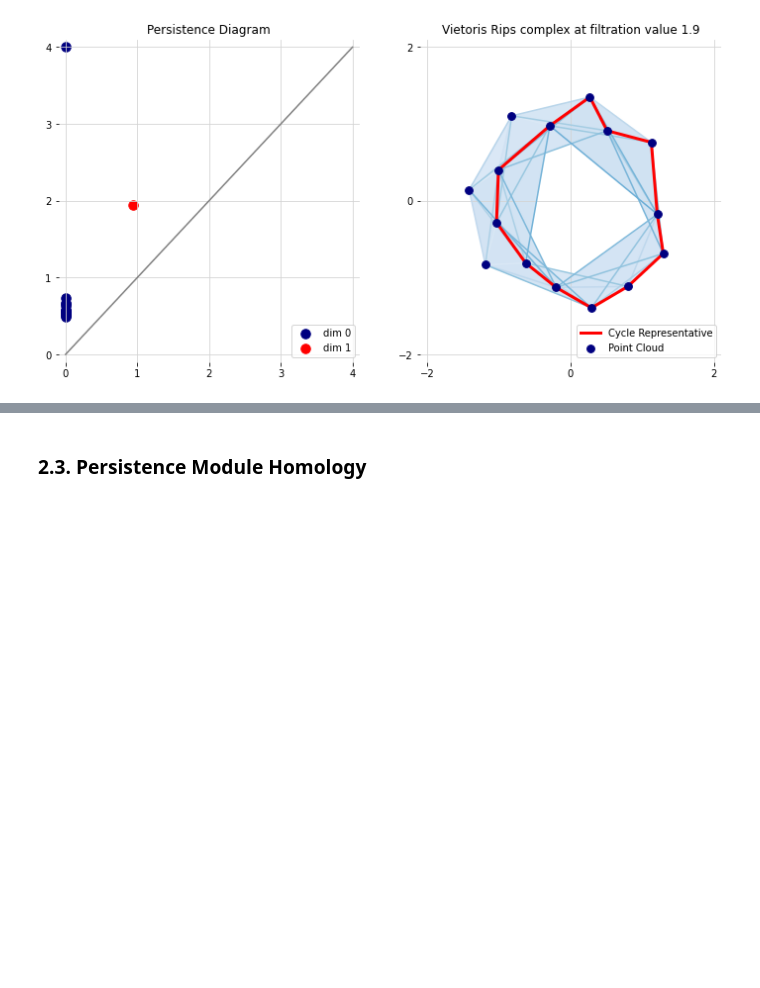
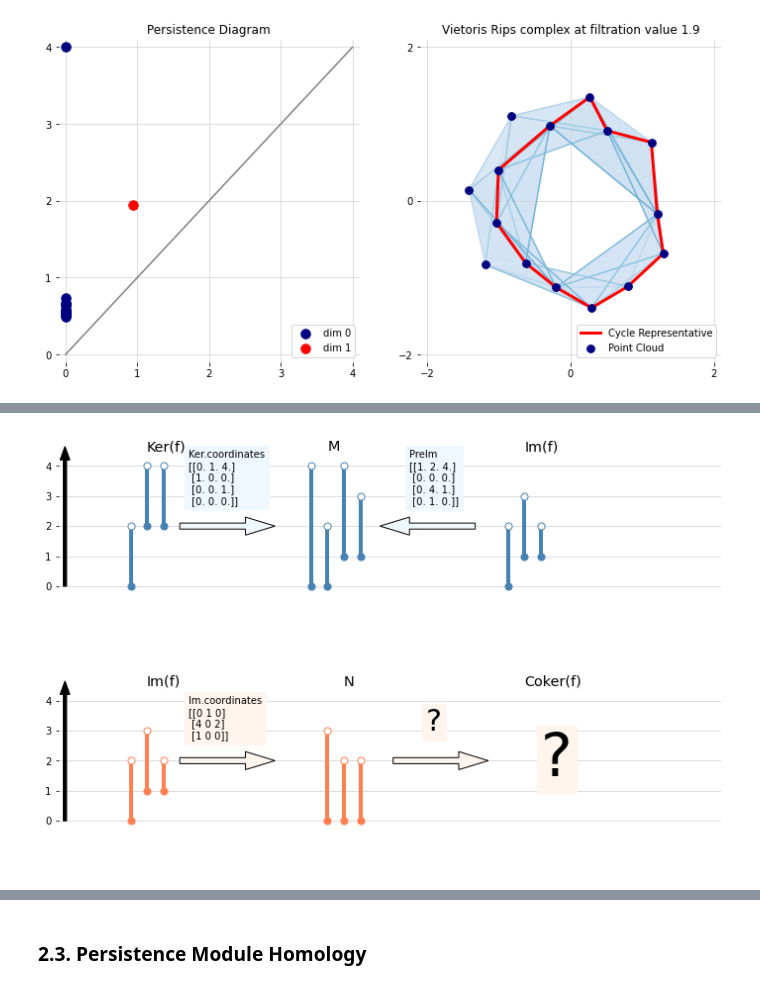
Before and after one commit to atorras1618/PerMaViss, a Jupyter notebook: examples/PerMaViss intro.ipynb, the cells around one changed output, grey strips where cells are left out. Cells and saved outputs as stored; diff of their text form; code cells hidden in the pictures; blank space fills up the shorter version.

Commit message:
PerMaViss intro notebook: image_kernel checkpoint

```diff
--- a/examples/PerMaViss intro.ipynb
+++ b/examples/PerMaViss intro.ipynb
@@ -233,0 +328,14 @@ plt.savefig("figures/diagram_rep_circle.png", pad_inches=0.05, bbox_inches=None)
+# %%
+from permaviss.persistence_algebra.image_kernel import image_kernel
+
+base_M = barcode_basis([[0, 4], [0, 2], [1, 4], [1, 3]])
+base_N = barcode_basis([[0, 3], [0, 2], [0, 2]])
+F = np.array([[0, 0, 0, 1], [4, 0, 1, 3], [1, 0, 1, 4]])
+Im, Ker, PreIm = image_kernel(base_M, base_N, F, p=5)
+
+print("Im:")
+print(str(Im) + "\n")
+print("Ker:")
+print(str(Ker) + "\n")
+print("PreIm:")
+print(str(PreIm) + "\n")
@@ -233,0 +362,75 @@ plt.savefig("figures/diagram_rep_circle.png", pad_inches=0.05, bbox_inches=None)
+# %%
+def plot_barcodes(barcode, x_pos, ax, color):
+    for bar in barcode:
+        ax.plot([x_pos, x_pos], [bar[0], bar[1]], linewidth=4, c=color, zorder=2.5)
+        ax.scatter([x_pos], [bar[0]], s=50, c=color, zorder=3)
+        ax.scatter([x_pos], [bar[1]], s=50, facecolors='white', edgecolors=color, zorder=3)
+        x_pos+=0.5
+    return x_pos
+
+def plot_dual_barcodes(barcode, x_pos, ax, color):
+    for bar in barcode:
+        ax.plot([x_pos, x_pos], [bar[0], bar[1]], linewidth=4, c=color, zorder=2.5)
+        ax.scatter([x_pos], [bar[1]], s=50, c=color, zorder=3)
+        ax.scatter([x_pos], [bar[0]], s=50, facecolors='white', edgecolors=color, zorder=3)
+        x_pos+=0.5
+    return x_pos
+
+fig = plt.figure(figsize=(12,8))
+
+ax0 = fig.add_subplot(2,1,1)
+ax1 = fig.add_subplot(2,1,2)
+
+# plot short exact sequence ker(f) --> M --> Im(f) ##############################################################
+ax0.set(frame_on=False)
+ax0.grid(c='lightgray')
+ax0.arrow(0, 0, 0, 4.2, width=0.1, color='black', zorder=2.5)
+ax0.set_xticks([])
+ax0.set_yticks(range(5))
+ax0.set_xlim([-0.2,20])
+ax0.set_ylim([-1.5,5])
+# plot ker(f)
+x_pos = 2
+ax0.text(x_pos+0.5, 4.5, "Ker(f)", fontsize='x-large')
+x_pos = plot_barcodes(Ker.barcode, x_pos, ax0, 'steelblue')
+ax0.arrow(x_pos, 2, 2, 0, width=0.2, zorder=2.5, facecolor='aliceblue')
+ax0.text(x_pos+0.25, 2.75, "Ker.coordinates\n" + str(Ker.coordinates), backgroundcolor='aliceblue', zorder=2.5)
+# plot M
+x_pos+=4
+ax0.text(x_pos+0.5, 4.5, "M", fontsize='x-large')
+x_pos = plot_barcodes(base_M.barcode, x_pos, ax0, 'steelblue')
+ax0.arrow(x_pos+3, 2, -2, 0, width=0.2, zorder=2.5, facecolor='aliceblue')
+ax0.text(x_pos+1, 2.75, "PreIm\n" + str(PreIm), backgroundcolor='aliceblue', zorder=2.5)
+# plot Im(f)
+x_pos+=4
+ax0.text(x_pos+0.5, 4.5, "Im(f)", fontsize='x-large')
+x_pos = plot_barcodes(Im.barcode, x_pos, ax0, 'steelblue')
+
+# plot short exact sequence Im(f) --> N --> Coker(f) ##############################################################
+ax1.set(frame_on=False)
+ax1.grid(c='lightgray')
+ax1.arrow(0, 0, 0, 4.2, width=0.1, color='black', zorder=2.5)
+ax1.set_xticks([])
+ax1.set_yticks(range(5))
+ax1.set_xlim([-0.2,20])
+ax1.set_ylim([-1.5,5])
+# plot ker(f)
+x_pos = 2
+ax1.text(x_pos+0.5, 4.5, "Im(f)", fontsize='x-large')
+x_pos = plot_barcodes(Im.barcode, x_pos, ax1, 'coral')
+ax1.arrow(x_pos, 2, 2, 0, width=0.2, zorder=2.5, facecolor='seashell')
+ax1.text(x_pos+0.25, 2.75, "Im.coordinates\n" + str(Im.coordinates), backgroundcolor='seashell', zorder=2.5)
+# plot M
+x_pos+=4.5
+ax1.text(x_pos+0.5, 4.5, "N", fontsize='x-large')
+x_pos = plot_barcodes(base_N.barcode, x_pos, ax1, 'coral')
+ax1.arrow(x_pos+0.5, 2, 2, 0, width=0.2, zorder=2.5, facecolor='seashell')
+ax1.text(x_pos+1.5, 3, "?", fontsize=30, backgroundcolor='seashell')
+# plot Im(f)
+x_pos+=4
+ax1.text(x_pos+0.5, 4.5, "Coker(f)", fontsize='x-large')
+ax1.text(x_pos+1, 1.5, "?", fontsize=60, backgroundcolor='seashell')
+
+plt.show()
+# %% [output]
+[figure, added]
```
Also changed, not shown: parts of 24 cells of this notebook, 3 other files.
